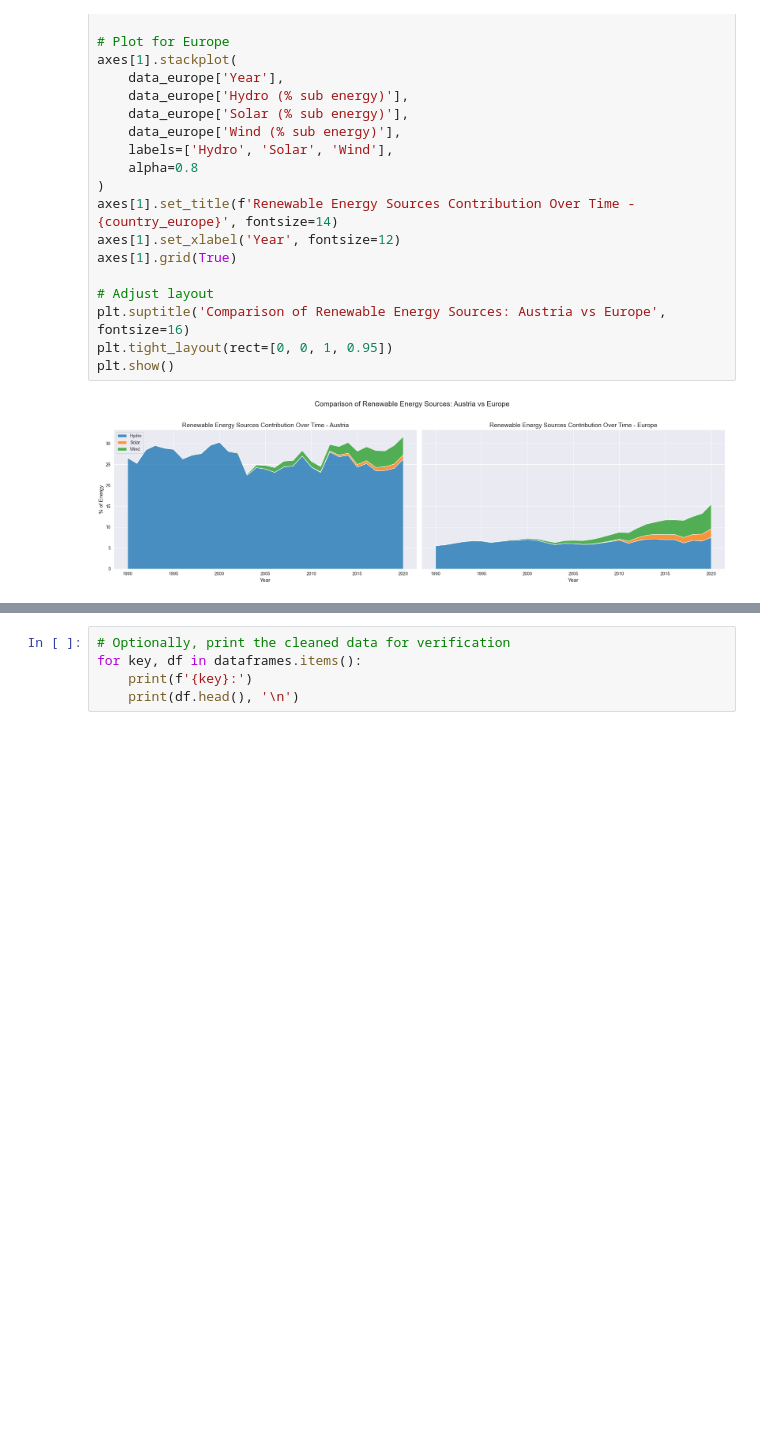
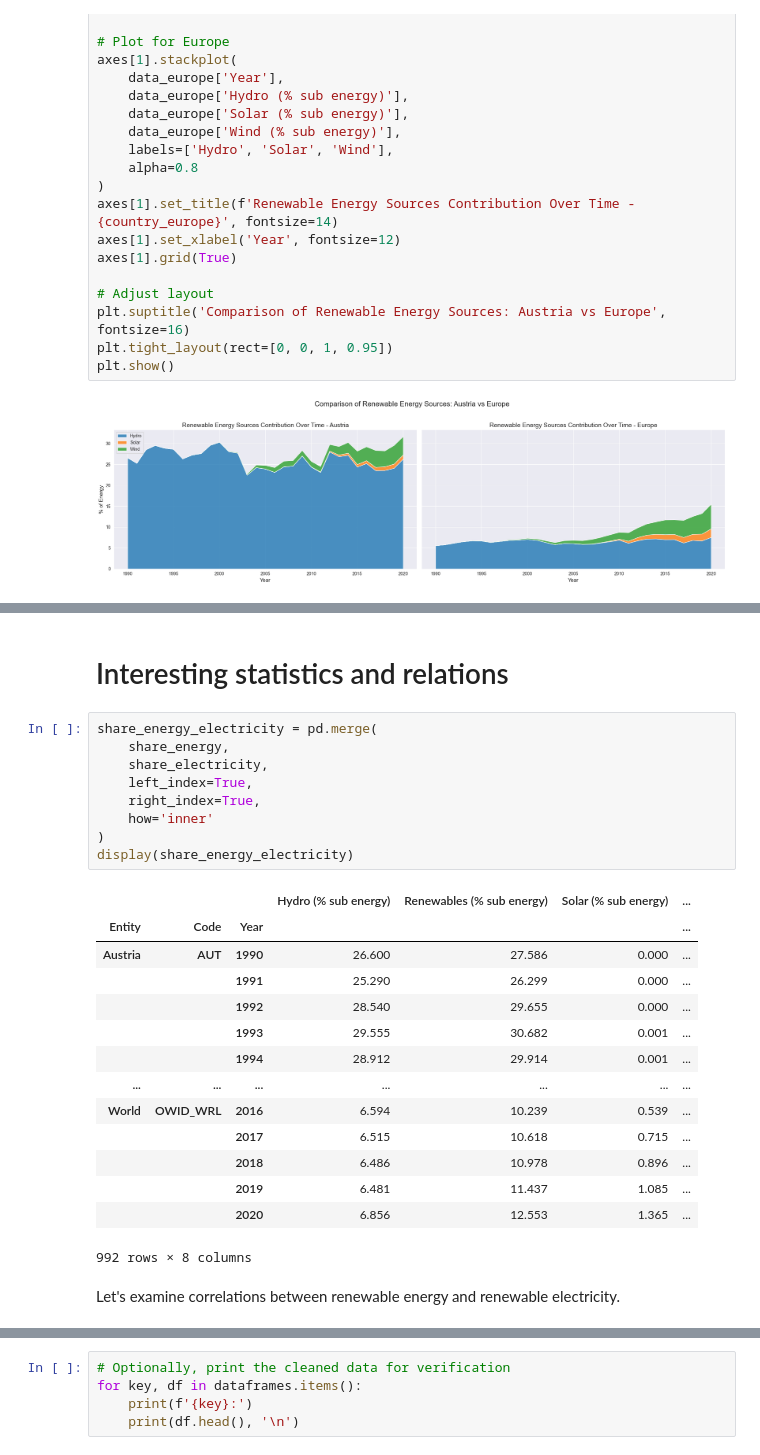
Before and after one commit to AlexanderGruebling/DOPP-Ex2, a Jupyter notebook: src/main.ipynb, the cells around one changed output, grey strips where cells are left out. Saved outputs shown, nothing was run; the diff lists cells and outputs as text; blank space fills up the shorter version.

```diff
--- a/src/main.ipynb
+++ b/src/main.ipynb
@@ -285,0 +320,28 @@ plt.show()
+# %% [markdown]
+# Interesting statistics and relations
+# %%
+share_energy_electricity = pd.merge(
+    share_energy,
+    share_electricity,
+    left_index=True,
+    right_index=True,
+    how='inner'
+)
+display(share_energy_electricity)
+# %% [output]
+|  |  |  | Hydro (% sub energy) | Renewables (% sub energy) | Solar (% sub energy) | ... |
+| Entity | Code | Year |  |  |  | ... |
+| Austria | AUT | 1990 | 26.600 | 27.586 | 0.000 | ... |
+|  |  | 1991 | 25.290 | 26.299 | 0.000 | ... |
+|  |  | 1992 | 28.540 | 29.655 | 0.000 | ... |
+|  |  | 1993 | 29.555 | 30.682 | 0.001 | ... |
+|  |  | 1994 | 28.912 | 29.914 | 0.001 | ... |
+| ... | ... | ... | ... | ... | ... | ... |
+| World | OWID_WRL | 2016 | 6.594 | 10.239 | 0.539 | ... |
+|  |  | 2017 | 6.515 | 10.618 | 0.715 | ... |
+|  |  | 2018 | 6.486 | 10.978 | 0.896 | ... |
+|  |  | 2019 | 6.481 | 11.437 | 1.085 | ... |
+|  |  | 2020 | 6.856 | 12.553 | 1.365 | ... |
+992 rows × 8 columns
+# %% [markdown]
+Let's examine correlations between renewable energy and renewable electricity.
```
Also changed, not shown: parts of 9 cells of this notebook, 1 other file.
